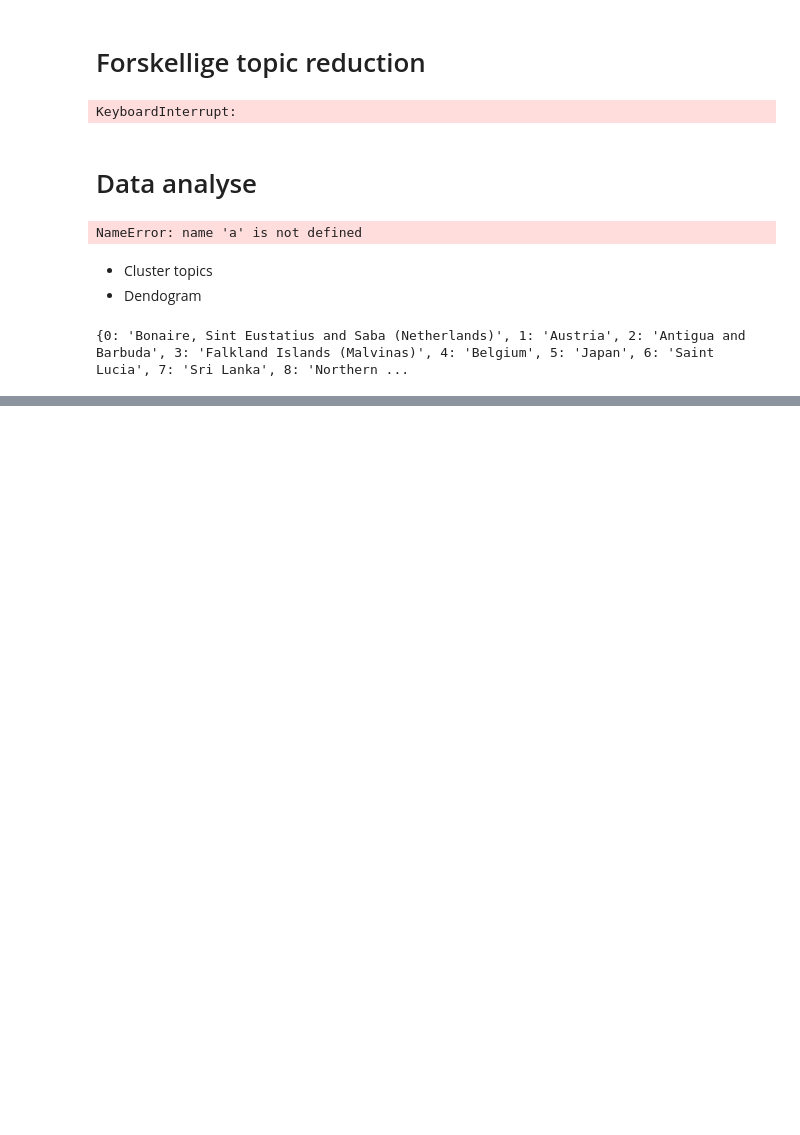
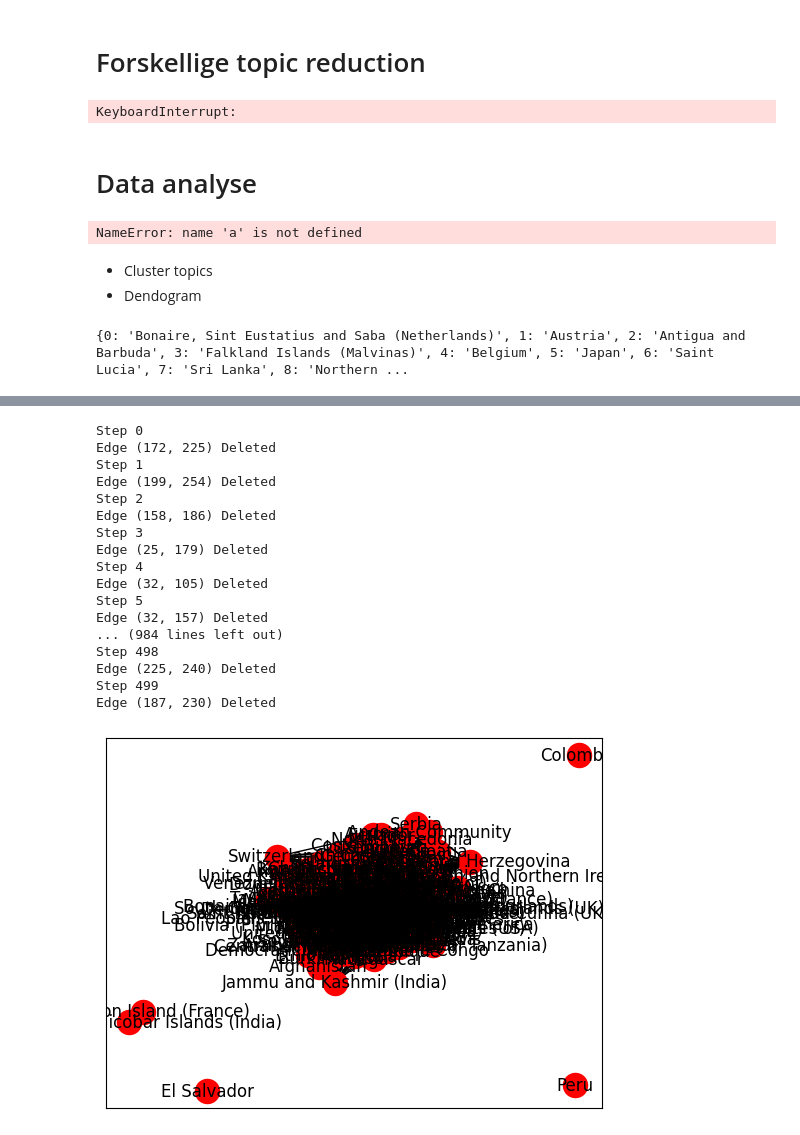
Before and after one commit to gustavn19/Fagprojekt, a Jupyter notebook: jb_graph.ipynb, the cells around one changed output, grey strips where cells are left out. Saved outputs shown, nothing was run; the diff lists cells and outputs as text; code cells hidden in the pictures; blank space fills up the shorter version.

```diff
--- a/jb_graph.ipynb
+++ b/jb_graph.ipynb
@@ -356,13 +356,34 @@ most_central_edge(G)
 # %%
 
-NUM_ITERATIONS = 5
+NUM_ITERATIONS = 500
 for i in range(NUM_ITERATIONS):
-    edge_betweenness = nx.edge_betweenness_centrality(G).items()
-    edge_to_delete = sorted(edge_betweenness, key=lambda pair: -pair[1])[0][0]
-
+    #edge_betweenness = nx.edge_betweenness_centrality(G).items()
+    #edge_to_delete = sorted(edge_betweenness, key=lambda pair: -pair[1])[0][0]
+    edge_to_delete = most_central_edge(G)
     G.remove_edge(*edge_to_delete)
     print('Step %s\nEdge %s Deleted'%(i, edge_to_delete))
-    nx.draw_networkx(G, labels=countries_swap,with_labels=True)
+
+
+nx.draw_networkx(G, labels=countries_swap,with_labels=True,node_color='r')
+# %% [output]
+Step 0
+Edge (172, 225) Deleted
+Step 1
+Edge (199, 254) Deleted
+Step 2
+Edge (158, 186) Deleted
+Step 3
+Edge (25, 179) Deleted
+Step 4
+Edge (32, 105) Deleted
+Step 5
+Edge (32, 157) Deleted
+... (984 lines left out)
+Step 498
+Edge (225, 240) Deleted
+Step 499
+Edge (187, 230) Deleted
+[figure, added]
 # %%
 from networkx.algorithms.community import asyn_fluidc
 
```
Also changed, not shown: parts of 6 cells of this notebook.
